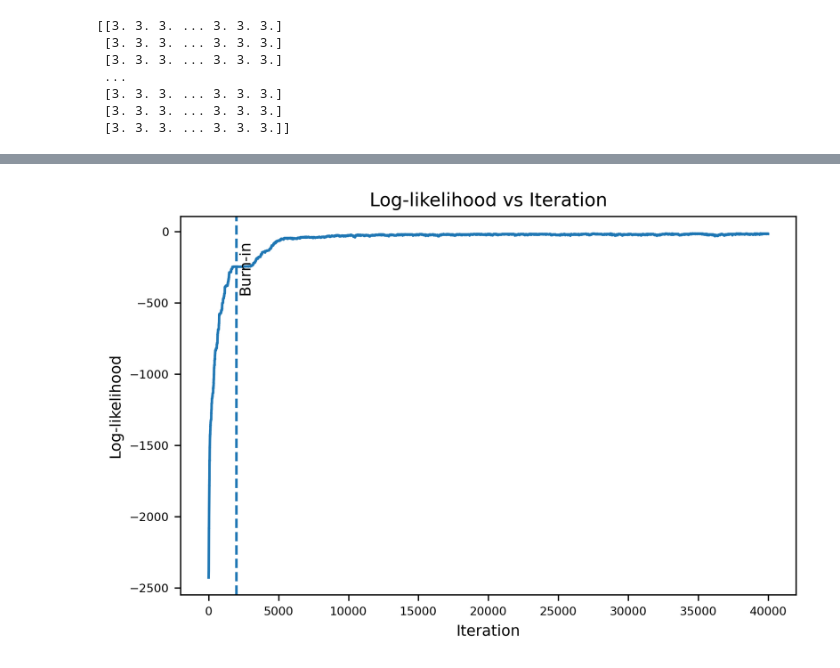
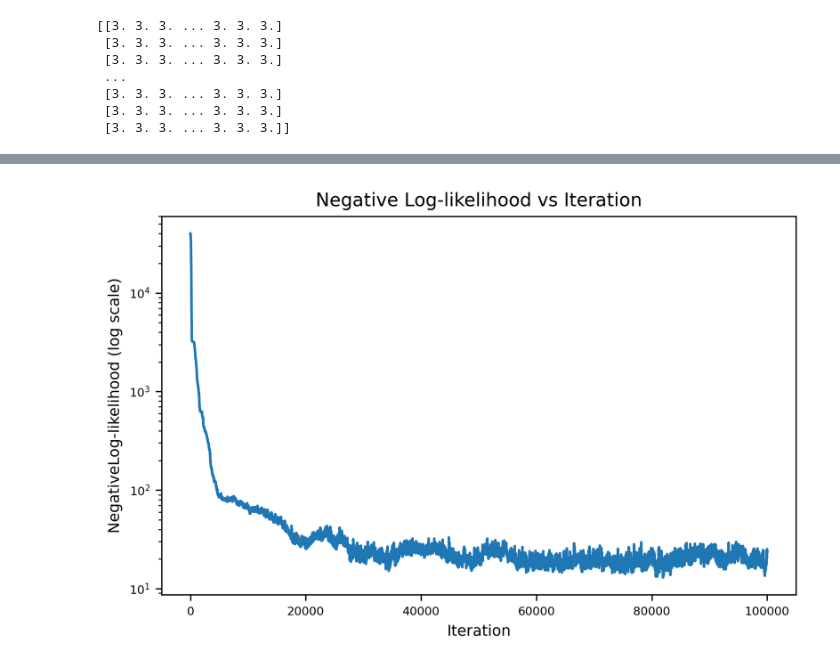
Before and after one commit to gzein/fno-bayesian-inverse-problems, a Jupyter notebook: FNO_clean.ipynb, the cells around one changed output, grey strips where cells are left out. Saved outputs shown, nothing was run; the diff lists cells and outputs as text; code cells hidden in the pictures.

```diff
--- a/FNO_clean.ipynb
+++ b/FNO_clean.ipynb
@@ -455,7 +388,7 @@ sigma = true_observations.std().item()
 # Instantiate MCMC
 accepted = 0  # counter for accepted proposals
 u_0 = sample_GP_operator()  # Initial proposal
-theta_0 = T_push(u_0, tau=MCMC_tau)  # threshold to get binary field
+theta_0 = T_push(u_0, tau=-1)  # threshold to get binary field
 theta_0_tensor = torch.tensor(theta_0, dtype=torch.float32).unsqueeze(0).unsqueeze(0)
 theta_evolution = [theta_0]  # to store the evolution of theta
 loss_evolution = []
@@ -650,32 +560,16 @@ plt.show()
 # %%
 fig, ax = plt.subplots(1, 1, figsize=(6, 4), dpi=300)
-
-burn_in = 2000
-
-ax.plot(loss_evolution)
-ax.axvline(burn_in, linestyle='--')
-
-ax.text(
-    burn_in + 100,                     # shift slightly right
-    max(loss_evolution) * 5,         # near top
-    "Burn-in",
-    fontsize=9,
-    rotation=90,
-    va='top'
-)
-
-ax.set_title("Log-likelihood vs Iteration", fontsize=11, loc='center', pad=6)
+ax.plot(-np.array(loss_evolution))
+ax.set_yscale('log')
+ax.set_title("Negative Log-likelihood vs Iteration", fontsize=11, loc='center', pad=6)
 ax.set_xlabel("Iteration", fontsize=9)
-ax.set_ylabel("Log-likelihood", fontsize=9)
-
-
+ax.set_ylabel("NegativeLog-likelihood (log scale)", fontsize=9)
 ax.tick_params(labelsize=7)
-
 plt.tight_layout()
-plt.savefig('loss_curve.png', bbox_inches='tight', dpi=300)
+# plt.savefig('figures_for_report/loss_curve.png', bbox_inches='tight', dpi=300)
 plt.show()
 # %% [output]
-[figure, old version]
+[figure, new version]
 # %%
 with torch.no_grad():
     forwards = model(true_field[0,0].unsqueeze(0).unsqueeze(0).to(device))
```
Also changed, not shown: parts of 20 cells of this notebook, 16 other files.
